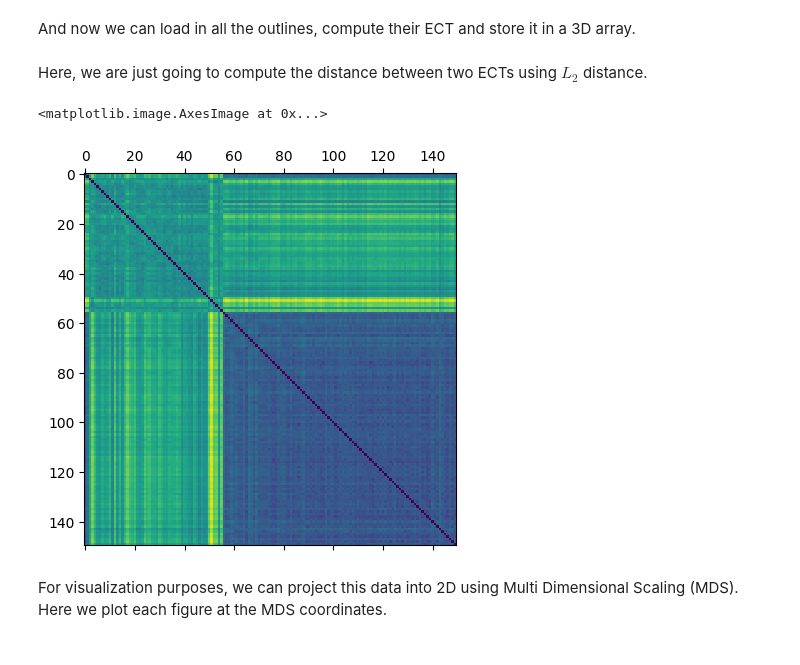
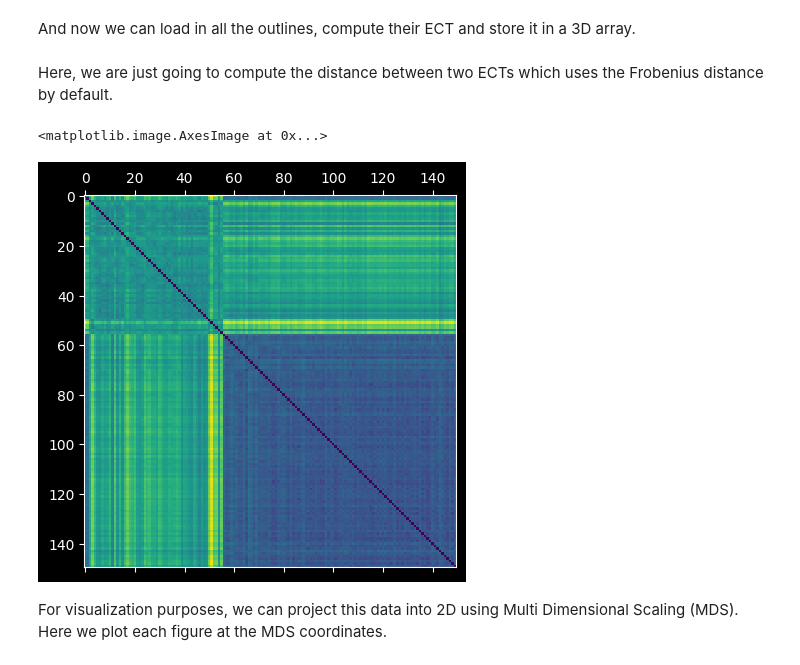
Before and after one commit to MunchLab/ect, a Jupyter notebook: doc_source/notebooks/Matisse/example_matisse.ipynb, the cells around one changed output. Cells and saved outputs as stored; diff of their text form; code cells hidden in the pictures.

```diff
--- a/doc_source/notebooks/Matisse/example_matisse.ipynb
+++ b/doc_source/notebooks/Matisse/example_matisse.ipynb
@@ -117,12 +124,11 @@ for i in range(len(file_names)):  # for each leaf
 # %% [markdown]
- Here, we are just going to compute the distance between two ECTs using $L_2$ distance.
+ Here, we are just going to compute the distance between two ECTs which uses the Frobenius distance by default.
-# %%
-flattened_ect = ect_arr.reshape(len(file_names), num_dirs * num_thresh)
-D = distance_matrix(flattened_ect, flattened_ect)
-plt.matshow(D)
-# %% [output]
-<matplotlib.image.AxesImage at 0x...>
-[figure, removed]
+# %%
+D = ect_results[0].dist_matrix(ect_results)
+plt.matshow(D)
+# %% [output]
+<matplotlib.image.AxesImage at 0x...>
+[figure, added]
 # %% [markdown]
  For visualization purposes, we can project this data into 2D using Multi Dimensional Scaling (MDS). Here we plot each figure at the MDS coordinates.
 # %%
```
Also changed, not shown: parts of 6 cells of this notebook, 1 other file.
